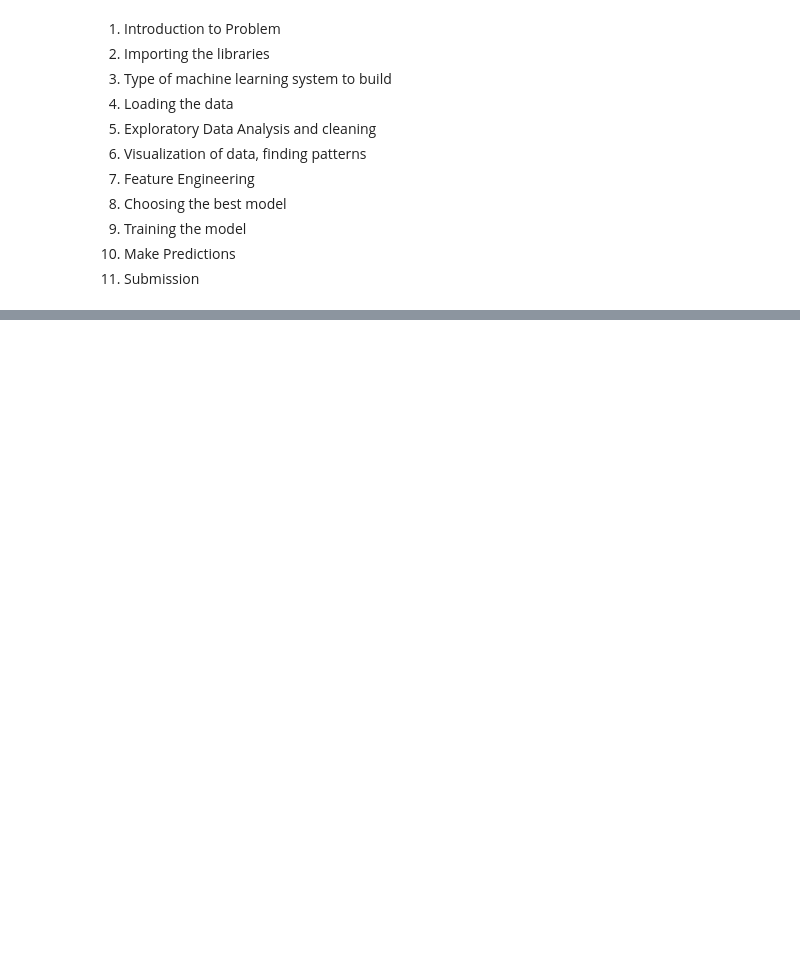
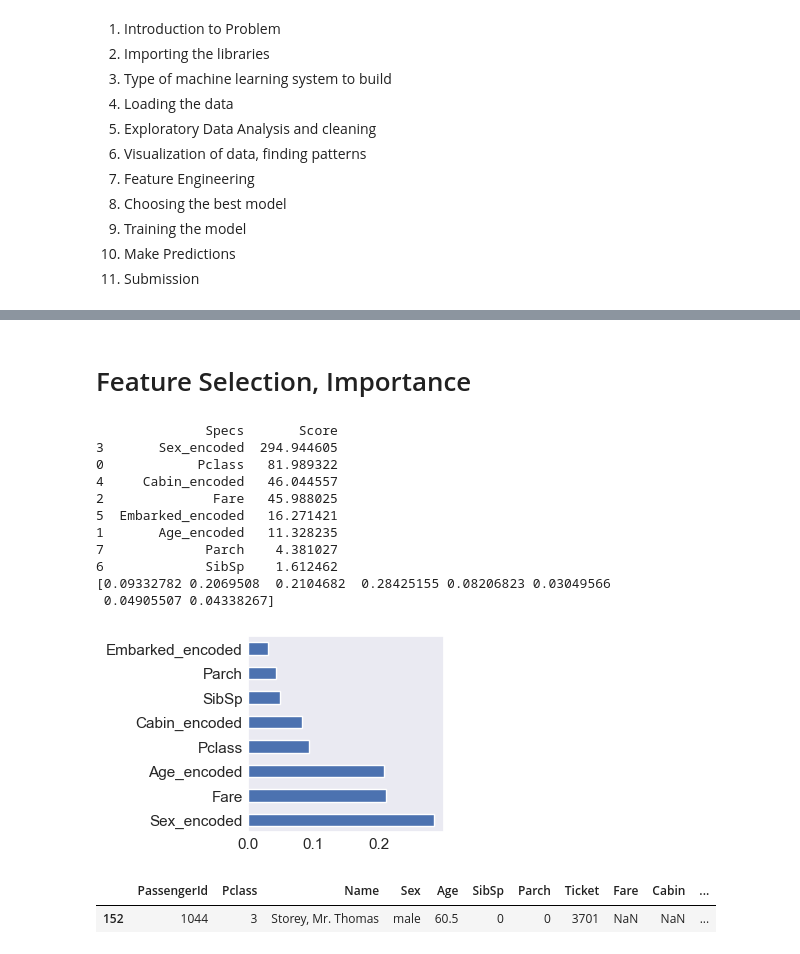
Before and after one commit to MillanAir/titanic_survivors, a Jupyter notebook: titanic.ipynb, the cells around one changed output, grey strips where cells are left out. Cells and saved outputs as stored; diff of their text form; code cells hidden in the pictures; blank space fills up the shorter version.

```diff
--- a/titanic.ipynb
+++ b/titanic.ipynb
@@ -179,0 +143,46 @@ describe_data(train)
+# %% [markdown]
+# Feature Selection, Importance
+# %%
+bestfeatures = SelectKBest(k=8)
+
+fit = bestfeatures.fit(X_train, y_train.values.ravel())
+
+dfscores = pd.DataFrame(fit.scores_)
+dfcolumns = pd.DataFrame(X_train.columns)
+
+# concat two dataframes for better visualization
+featureScores = pd.concat([dfcolumns, dfscores], axis=1)
+
+featureScores.columns = ['Specs', 'Score']  # naming the dataframe columns
+
+print(featureScores.nlargest(8, 'Score'))  # print 10 best features
+
+model = ExtraTreesClassifier()
+
+model.fit(X_train, y_train.values.ravel())
+
+print(model.feature_importances_)  # use inbuilt class feature_importances of tree based classifiers
+
+# plot graph of feature importances for better visualization
+feat_importances = pd.Series(model.feature_importances_, index=X_train.columns)
+feat_importances.nlargest(8).plot(kind='barh')
+plt.show()
+# %% [output]
+              Specs       Score
+3       Sex_encoded  294.944605
+0            Pclass   81.989322
+4     Cabin_encoded   46.044557
+2              Fare   45.988025
+5  Embarked_encoded   16.271421
+1       Age_encoded   11.328235
+7             Parch    4.381027
+6             SibSp    1.612462
+[0.09332782 0.2069508  0.2104682  0.28425155 0.08206823 0.03049566
+ 0.04905507 0.04338267]
+[figure, added]
+# %%
+# show null fare data
+test[test['Fare'].isnull()]
+# %% [output]
+|  | PassengerId | Pclass | Name | Sex | Age | SibSp | Parch | Ticket | Fare | Cabin | ... |
+| 152 | 1044 | 3 | Storey, Mr. Thomas | male | 60.5 | 0 | 0 | 3701 | NaN | NaN | ... |
```
Also changed, not shown: parts of 26 cells of this notebook, 1 other file.
